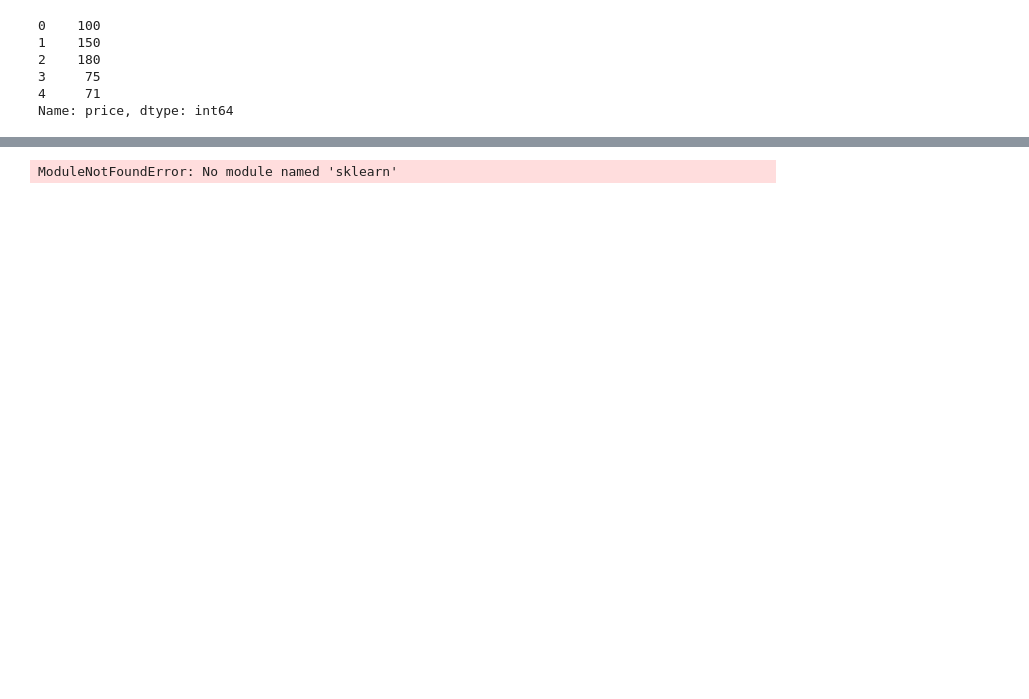
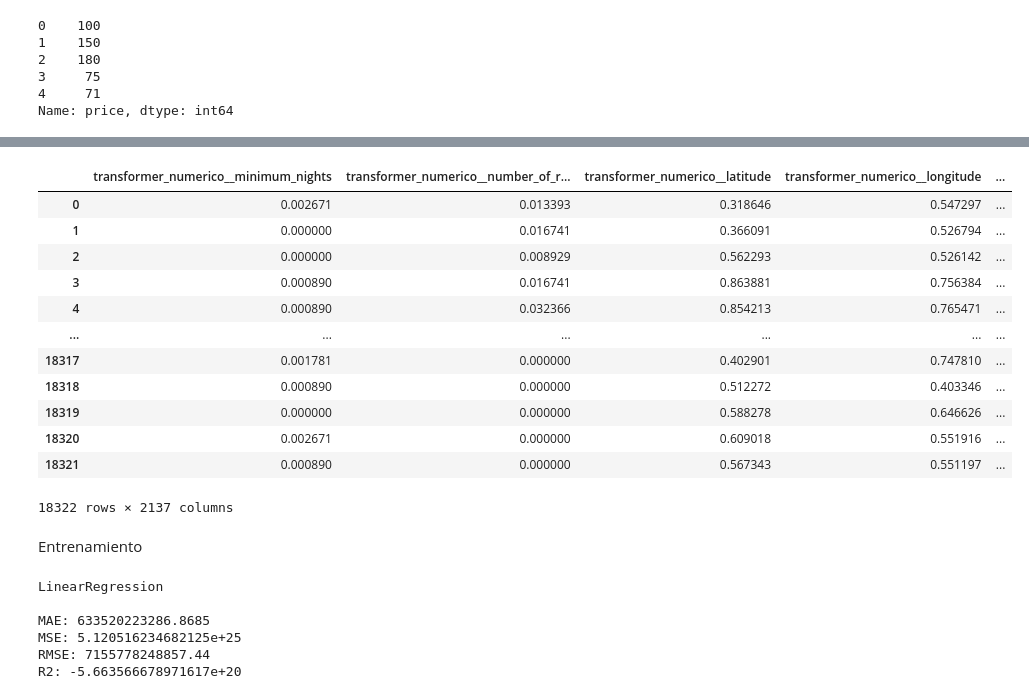
Before and after one commit to Factoria-F5-AI-Bootcamp-1-Edicion/Milan_airbnb, a Jupyter notebook: prediccion_precios.ipynb, the cells around one changed output, grey strips where cells are left out. Cells and saved outputs as stored; diff of their text form; code cells hidden in the pictures; blank space fills up the shorter version.

```diff
--- a/prediccion_precios.ipynb
+++ b/prediccion_precios.ipynb
@@ -89,8 +90,8 @@ y.head()
 4     71
 Name: price, dtype: int64
 # %%
-categoricas = ["neighbourhood", "roomtype", "last_review", "fuelType"]
-numericas =["minimum_nights", "number_of_reviews", "latitude", "longitude" "reviews_per_month", "calculated_host_listing_count", "availability_365"]
+categoricas = ["neighbourhood", "room_type", "last_review"]
+numericas =["minimum_nights", "number_of_reviews", "latitude", "longitude", "reviews_per_month", "calculated_host_listings_count", "availability_365"]
 # %%
 from sklearn.preprocessing import MinMaxScaler, OneHotEncoder
 from sklearn.compose import ColumnTransformer
@@ -102,5 +101,23 @@ transformer_numerico = ("transformer_numerico", MinMaxScaler(), numericas)
 transformer_categorico = ("transformer_categorico", OneHotEncoder(), categoricas)
 
 transformer = ColumnTransformer([transformer_numerico, transformer_categorico], remainder="passthrough")
-# %% [output]
-ModuleNotFoundError: No module named 'sklearn'
+# %%
+X = transformer.fit_transform(X).toarray()
+# %%
+pd.DataFrame(X, columns = transformer.get_feature_names_out())
+# %% [output]
+|  | transformer_numerico__minimum_nights | transformer_numerico__number_of_r... | transformer_numerico__latitude | transformer_numerico__longitude | ... |
+| 0 | 0.002671 | 0.013393 | 0.318646 | 0.547297 | ... |
+| 1 | 0.000000 | 0.016741 | 0.366091 | 0.526794 | ... |
+| 2 | 0.000000 | 0.008929 | 0.562293 | 0.526142 | ... |
+| 3 | 0.000890 | 0.016741 | 0.863881 | 0.756384 | ... |
+| 4 | 0.000890 | 0.032366 | 0.854213 | 0.765471 | ... |
+| ... | ... | ... | ... | ... | ... |
+| 18317 | 0.001781 | 0.000000 | 0.402901 | 0.747810 | ... |
+| 18318 | 0.000890 | 0.000000 | 0.512272 | 0.403346 | ... |
+| 18319 | 0.000000 | 0.000000 | 0.588278 | 0.646626 | ... |
+| 18320 | 0.002671 | 0.000000 | 0.609018 | 0.551916 | ... |
+| 18321 | 0.000890 | 0.000000 | 0.567343 | 0.551197 | ... |
+18322 rows × 2137 columns
+# %% [markdown]
+Entrenamiento
@@ -106,0 +154,9 @@ ModuleNotFoundError: No module named 'sklearn'
+# %%
+train_evaluate("LinearRegression", LinearRegression)
+# %% [output]
+LinearRegression
+
+MAE: 633520223286.8685
+MSE: 5.120516234682125e+25
+RMSE: 7155778248857.44
+R2: -5.663566678971617e+20
```
Also changed, not shown: parts of 11 cells of this notebook.
